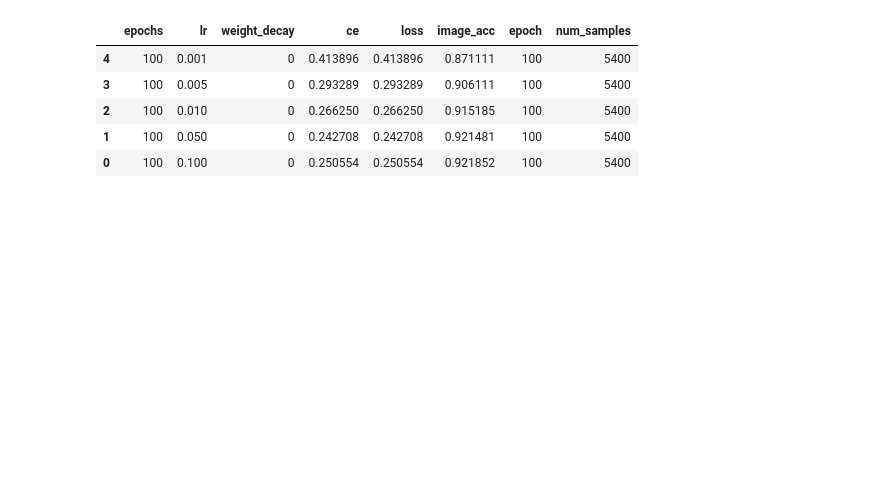
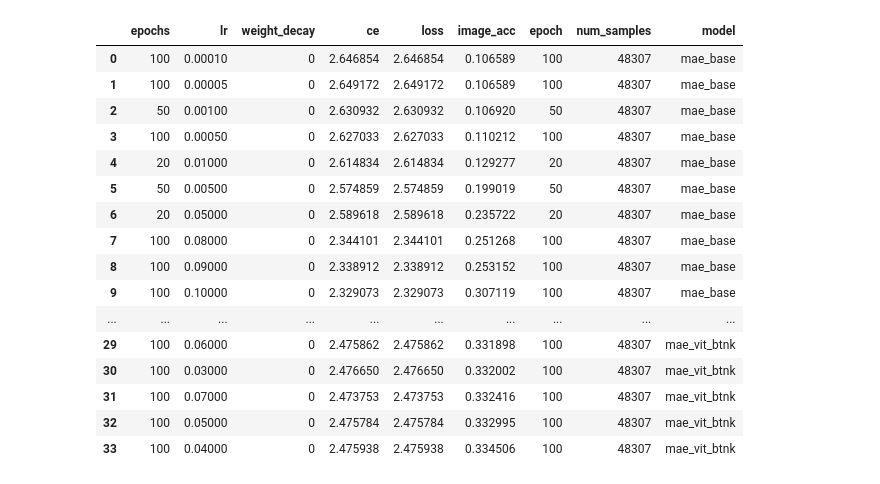
Before and after one commit to uiuctml/GeospatialFM, a Jupyter notebook: collect_results.ipynb, the cells around one changed output. Cells and saved outputs as stored; diff of their text form; code cells hidden in the pictures; blank space fills up the shorter version.

```diff
--- a/collect_results.ipynb
+++ b/collect_results.ipynb
@@ -40,14 +52,33 @@ plt.xscale('log')
 # %%
-path = f'./results/logs/{dataset}_{model}_{name}/lp_metrics.csv'
-df = pd.read_csv(path)
-df.sort_values(by=[metric], inplace=True)
+df_all = pd.DataFrame()
+for model, name in zip(models, names):
+    try:
+        path = f'./results/logs/{dataset}_{model}_{name}/lp_metrics.csv'
+        df = pd.read_csv(path)
+        df.sort_values(by=[metric], inplace=True)
+    except:
+        continue
+    # df.sort_values(by=[metric], inplace=True)
+    # add model name
+    df['model'] = name
+    df_all = pd.concat([df_all, df], ignore_index=True)
+df_all
+# %% [output]
+|  | epochs | lr | weight_decay | ce | loss | image_acc | epoch | num_samples | model |
+| 0 | 100 | 0.00010 | 0 | 2.646854 | 2.646854 | 0.106589 | 100 | 48307 | mae_base |
+| 1 | 100 | 0.00005 | 0 | 2.649172 | 2.649172 | 0.106589 | 100 | 48307 | mae_base |
+| 2 | 50 | 0.00100 | 0 | 2.630932 | 2.630932 | 0.106920 | 50 | 48307 | mae_base |
+| 3 | 100 | 0.00050 | 0 | 2.627033 | 2.627033 | 0.110212 | 100 | 48307 | mae_base |
+| 4 | 20 | 0.01000 | 0 | 2.614834 | 2.614834 | 0.129277 | 20 | 48307 | mae_base |
+| 5 | 50 | 0.00500 | 0 | 2.574859 | 2.574859 | 0.199019 | 50 | 48307 | mae_base |
+| 6 | 20 | 0.05000 | 0 | 2.589618 | 2.589618 | 0.235722 | 20 | 48307 | mae_base |
+| 7 | 100 | 0.08000 | 0 | 2.344101 | 2.344101 | 0.251268 | 100 | 48307 | mae_base |
+| 8 | 100 | 0.09000 | 0 | 2.338912 | 2.338912 | 0.253152 | 100 | 48307 | mae_base |
+| 9 | 100 | 0.10000 | 0 | 2.329073 | 2.329073 | 0.307119 | 100 | 48307 | mae_base |
+| ... | ... | ... | ... | ... | ... | ... | ... | ... | ... |
+| 29 | 100 | 0.06000 | 0 | 2.475862 | 2.475862 | 0.331898 | 100 | 48307 | mae_vit_btnk |
+| 30 | 100 | 0.03000 | 0 | 2.476650 | 2.476650 | 0.332002 | 100 | 48307 | mae_vit_btnk |
+| 31 | 100 | 0.07000 | 0 | 2.473753 | 2.473753 | 0.332416 | 100 | 48307 | mae_vit_btnk |
+| 32 | 100 | 0.05000 | 0 | 2.475784 | 2.475784 | 0.332995 | 100 | 48307 | mae_vit_btnk |
+| 33 | 100 | 0.04000 | 0 | 2.475938 | 2.475938 | 0.334506 | 100 | 48307 | mae_vit_btnk |
-# %%
-df
-# %% [output]
-|  | epochs | lr | weight_decay | ce | loss | image_acc | epoch | num_samples |
-| 4 | 100 | 0.001 | 0 | 0.413896 | 0.413896 | 0.871111 | 100 | 5400 |
-| 3 | 100 | 0.005 | 0 | 0.293289 | 0.293289 | 0.906111 | 100 | 5400 |
-| 2 | 100 | 0.010 | 0 | 0.266250 | 0.266250 | 0.915185 | 100 | 5400 |
-| 1 | 100 | 0.050 | 0 | 0.242708 | 0.242708 | 0.921481 | 100 | 5400 |
-| 0 | 100 | 0.100 | 0 | 0.250554 | 0.250554 | 0.921852 | 100 | 5400 |
 # %%
```
Also changed, not shown: parts of 6 cells of this notebook, 10 other files.
